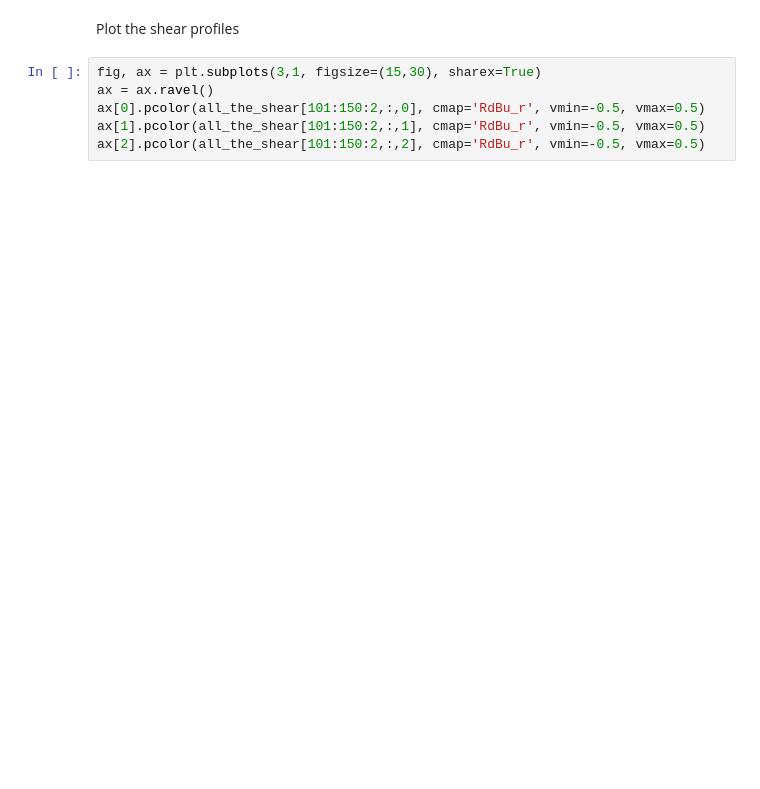
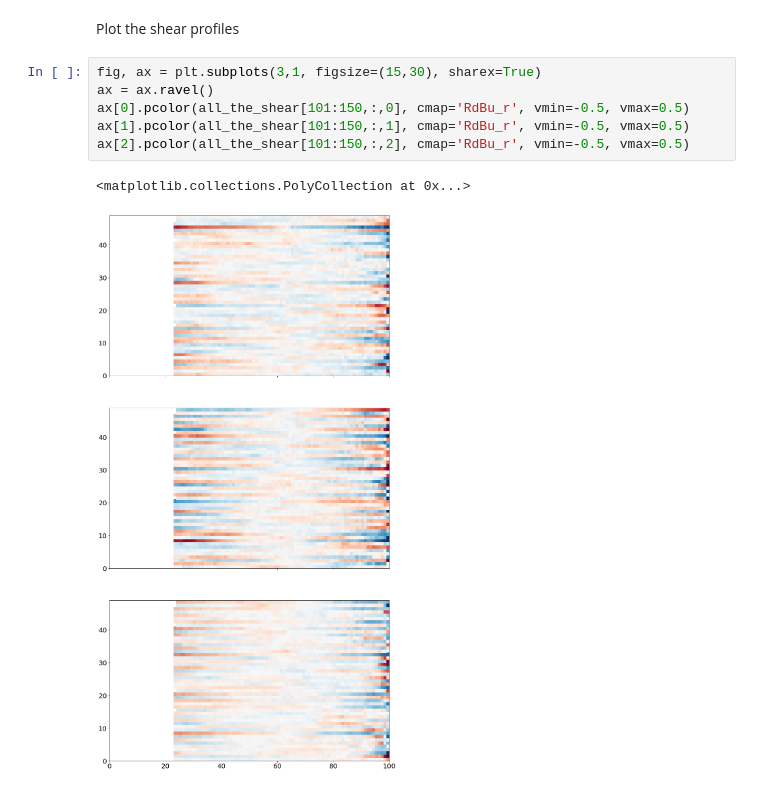
Before and after one commit to callumrollo/adcp-glider, a Jupyter notebook: notebooks/explore_data.ipynb, the cells around one changed output. Saved outputs shown, nothing was run; the diff lists cells and outputs as text; blank space fills up the shorter version.

```diff
--- a/notebooks/explore_data.ipynb
+++ b/notebooks/explore_data.ipynb
@@ -123,6 +190,9 @@ Plot the shear profiles
 # %%
 fig, ax = plt.subplots(3,1, figsize=(15,30), sharex=True)
 ax = ax.ravel()
-ax[0].pcolor(all_the_shear[101:150:2,:,0], cmap='RdBu_r', vmin=-0.5, vmax=0.5)
-ax[1].pcolor(all_the_shear[101:150:2,:,1], cmap='RdBu_r', vmin=-0.5, vmax=0.5)
-ax[2].pcolor(all_the_shear[101:150:2,:,2], cmap='RdBu_r', vmin=-0.5, vmax=0.5)
+ax[0].pcolor(all_the_shear[101:150,:,0], cmap='RdBu_r', vmin=-0.5, vmax=0.5)
+ax[1].pcolor(all_the_shear[101:150,:,1], cmap='RdBu_r', vmin=-0.5, vmax=0.5)
+ax[2].pcolor(all_the_shear[101:150,:,2], cmap='RdBu_r', vmin=-0.5, vmax=0.5)
+# %% [output]
+<matplotlib.collections.PolyCollection at 0x...>
+[figure, added]
```
Also changed, not shown: parts of 11 cells of this notebook, 2 other files.
